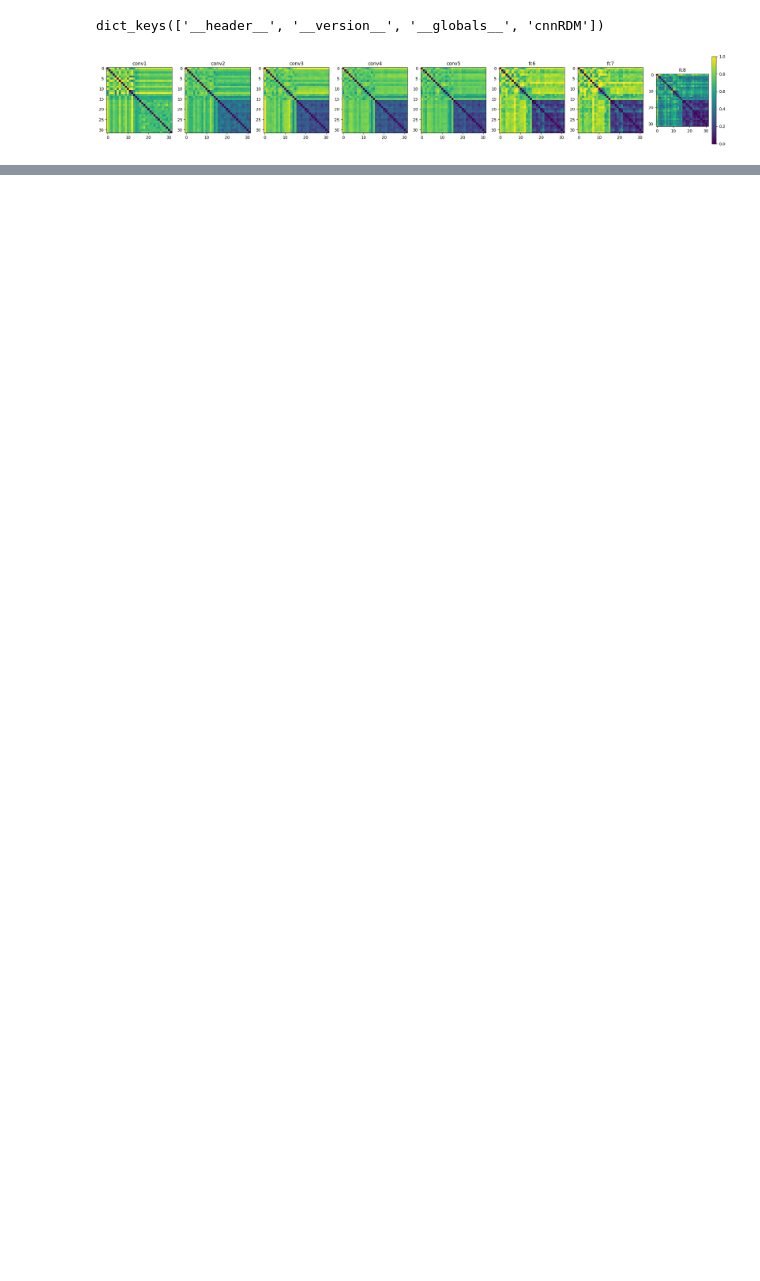
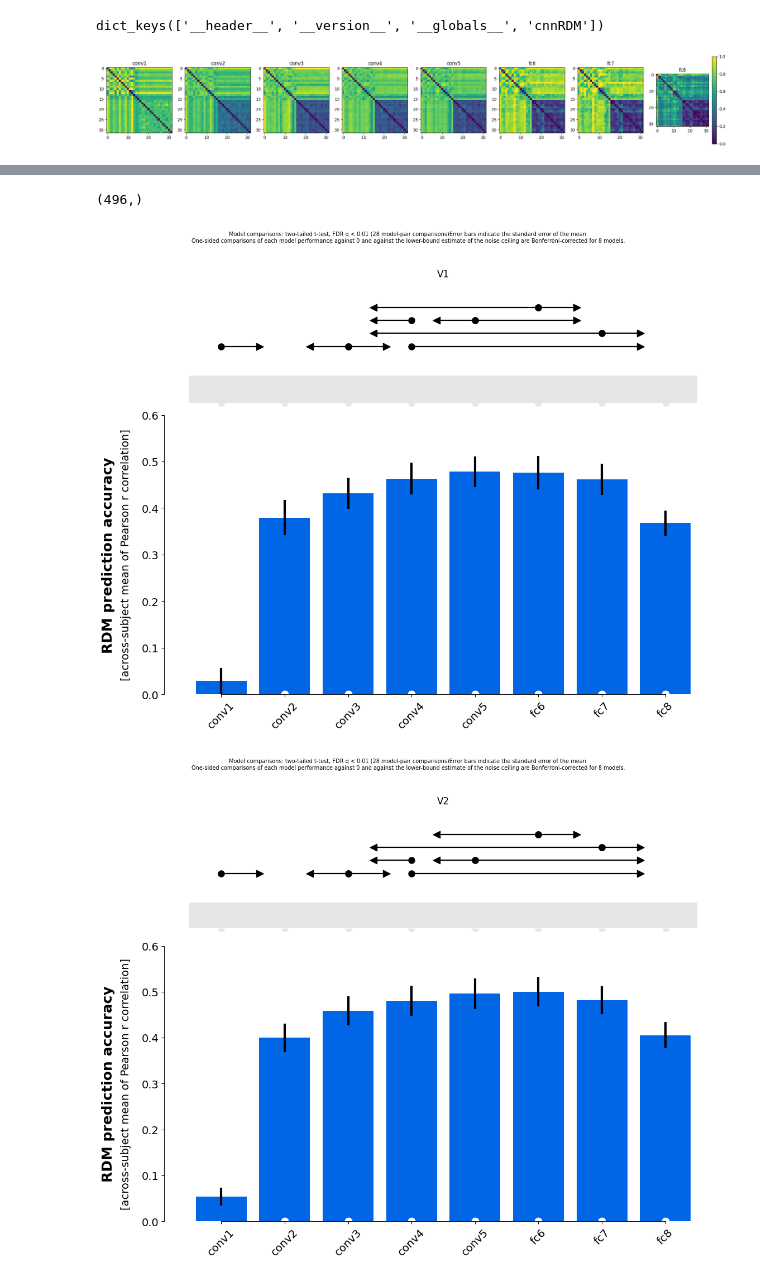
Before and after one commit to jkderrick028/interp_deepnets, a Jupyter notebook: demo.ipynb, the cells around one changed output, grey strips where cells are left out. Saved outputs shown, nothing was run; the diff lists cells and outputs as text; code cells hidden in the pictures; blank space fills up the shorter version.

Commit message:
inference

```diff
--- a/demo.ipynb
+++ b/demo.ipynb
@@ -115,0 +119,4 @@ fig
+# %%
+RDMs_neural['RDMs_subj_region'] = np.transpose(RDMs_neural['RDMs_subj_region'], (2, 3, 0, 1))
+RDMs_neural['RDMs_subj_region'] = RDMs_neural['RDMs_subj_region'][:, :, 0:n_stimuli, 0:n_stimuli]
+RDMs_neural['RDMs_subj_region'].shape
@@ -115,0 +125,7 @@ fig
+# %%
+# model RDMs
+models = []
+for i in np.arange(n_layers):
+    models.append(rsa.model.model.ModelFixed(layer_names[i], RDMs_alexnet[layer_names[i]]))
+
+models
@@ -115,0 +141,20 @@ fig
+# %%
+models[0].rdm.shape
+# %% [output]
+(496,)
+# %%
+# fig, axs = plt.subplots(2, 4, figsize=(20, 10))
+
+for roiI in np.arange(n_ROIs):
+    dataRDMs = rsa.rdm.rdms.RDMs(RDMs_neural['RDMs_subj_region'][:, roiI, :, :].squeeze())
+    # train_set, test_set, ceil_set = rsa.inference.sets_leave_one_out_rdm(dataRDMs)
+    # results_cv = rsa.inference.crossval(models, dataRDMs, train_set, test_set, ceil_set=ceil_set, method='corr')
+    # rsa.vis.plot_model_comparison(results_cv)
+
+    results = rsa.inference.eval_fixed(models, dataRDMs, method='corr')
+    rsa.vis.plot_model_comparison(results)
+
+    plt.title(ROI_names[roiI])
+# %% [output]
+[figure, added]
+[figure, added]
```
Also changed, not shown: parts of 9 cells of this notebook.
